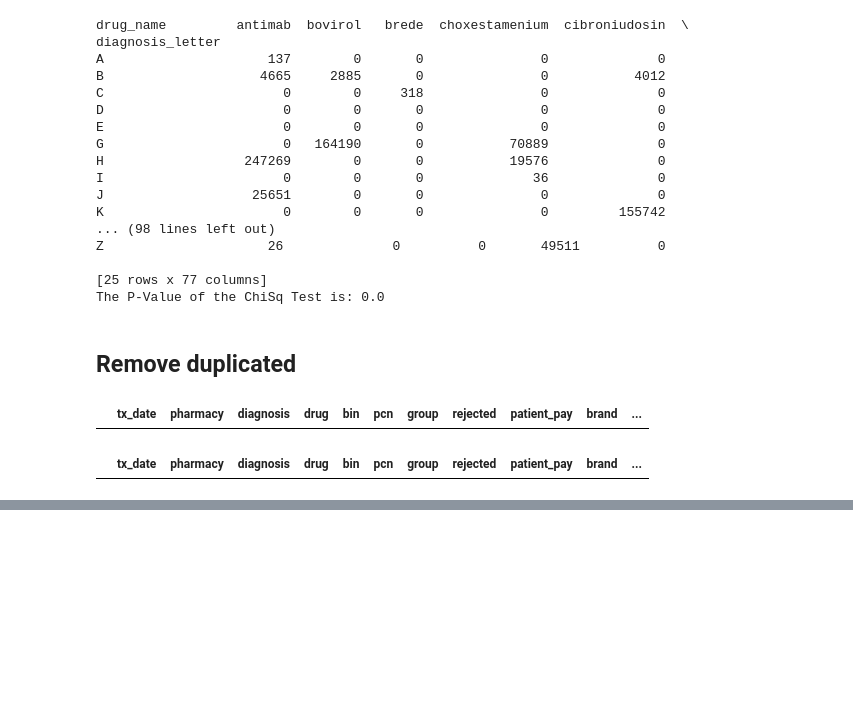
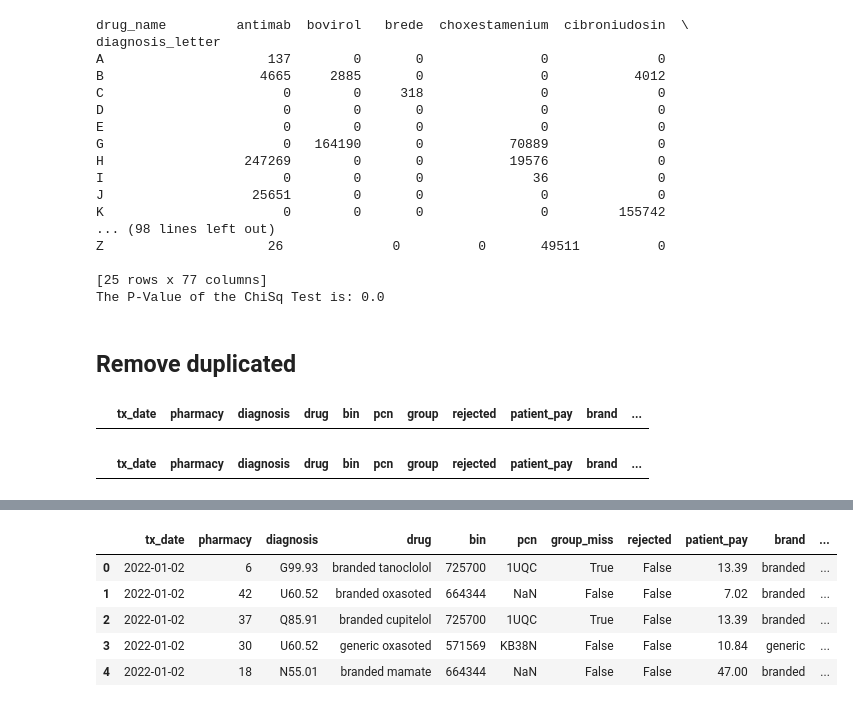
Before and after one commit to Erdos-Red-Eye/CMM_Patient_Expenses, a Jupyter notebook: CoverMyMed_dataframesetting.ipynb, the cells around one changed output, grey strips where cells are left out. Drawn from its saved outputs; the diff is of its cells as text; code cells hidden in the pictures; blank space fills up the shorter version.

```diff
--- a/CoverMyMed_dataframesetting.ipynb
+++ b/CoverMyMed_dataframesetting.ipynb
@@ -407,0 +420,2 @@ df.head()
+# %%
+df = df.drop(columns=['group'])
@@ -407,0 +429,14 @@ df.head()
+# %%
+df = df.drop(columns=['Unnamed: 0'])
+# %%
+df =df.reindex(columns= ['tx_date', 'pharmacy', 'diagnosis', 'drug', 'bin', 'pcn', 'group_miss',
+       'rejected', 'patient_pay', 'brand', 'drug_name', 'month',
+       'diagnosis_letter', 'diagnosis_number'])
+df.head()
+# %% [output]
+|  | tx_date | pharmacy | diagnosis | drug | bin | pcn | group_miss | rejected | patient_pay | brand | ... |
+| 0 | 2022-01-02 | 6 | G99.93 | branded tanoclolol | 725700 | 1UQC | True | False | 13.39 | branded | ... |
+| 1 | 2022-01-02 | 42 | U60.52 | branded oxasoted | 664344 | NaN | False | False | 7.02 | branded | ... |
+| 2 | 2022-01-02 | 37 | Q85.91 | branded cupitelol | 725700 | 1UQC | True | False | 13.39 | branded | ... |
+| 3 | 2022-01-02 | 30 | U60.52 | generic oxasoted | 571569 | KB38N | False | False | 10.84 | generic | ... |
+| 4 | 2022-01-02 | 18 | N55.01 | branded mamate | 664344 | NaN | False | False | 47.00 | branded | ... |
```
Also changed, not shown: parts of 7 cells of this notebook.
